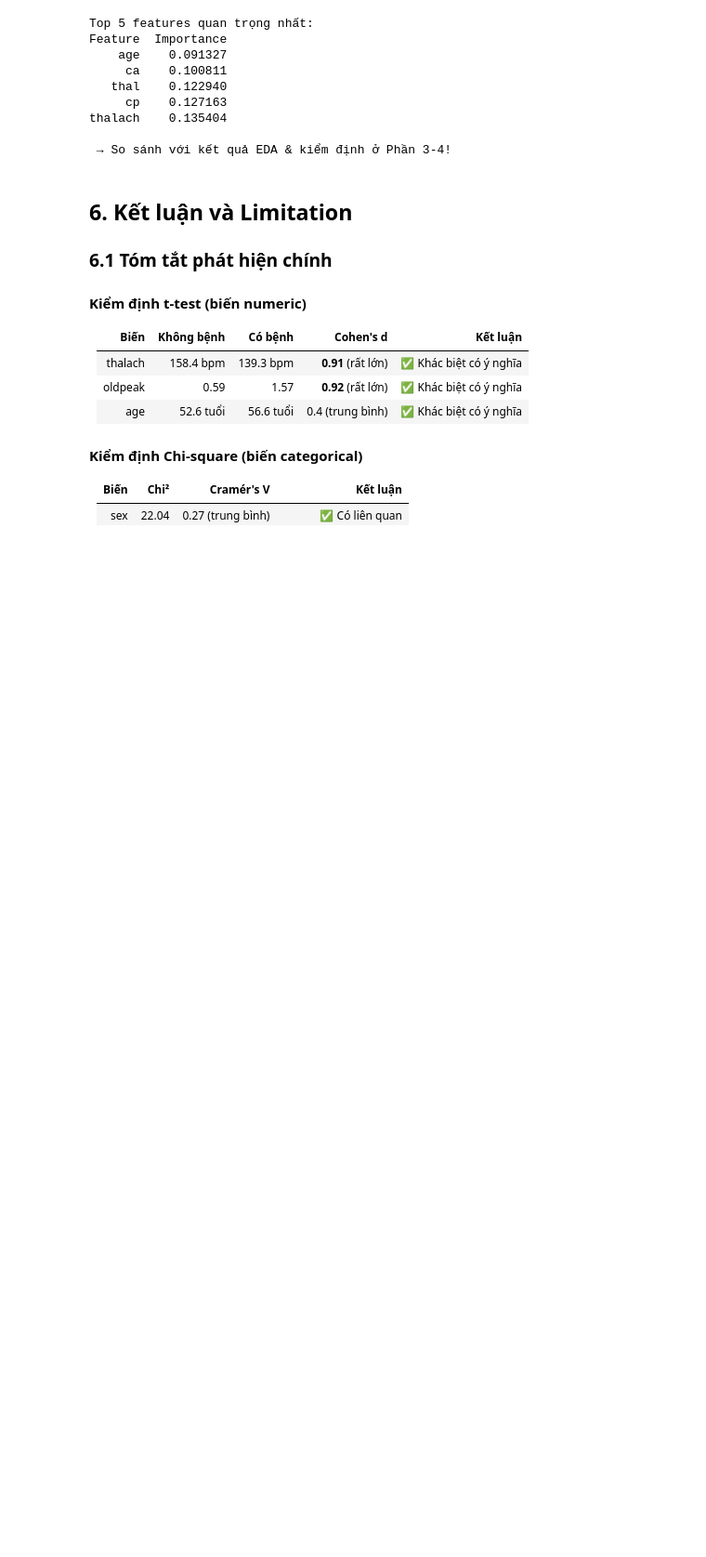
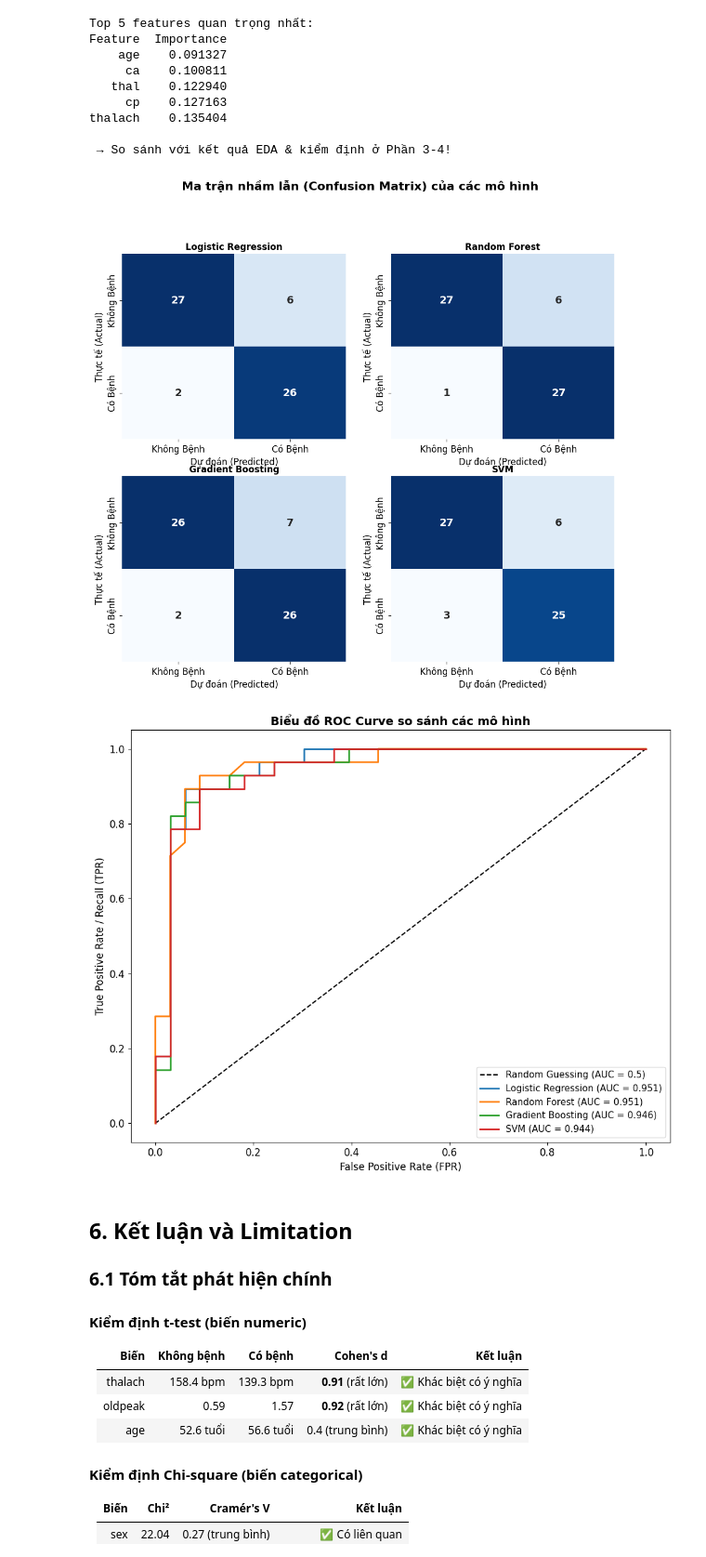
Before and after one commit to Ynhi49cnttc/heart-disease-project, a Jupyter notebook: final-pphocthongke.ipynb, the cells around one changed output. Shown at 93% size. Saved outputs shown, nothing was run; the diff lists cells and outputs as text; code cells hidden in the pictures; blank space fills up the shorter version.

```diff
--- a/final-pphocthongke.ipynb
+++ b/final-pphocthongke.ipynb
@@ -992,6 +992,49 @@ Feature  Importance
 thalach    0.135404
 
  → So sánh với kết quả EDA & kiểm định ở Phần 3-4!
+# %%
+import matplotlib.pyplot as plt
+import seaborn as sns
+from sklearn.metrics import confusion_matrix, roc_curve, auc
+
+fig_cm, axes_cm = plt.subplots(2, 2, figsize=(12, 10))
+fig_cm.suptitle('Ma trận nhầm lẫn (Confusion Matrix) của các mô hình', fontsize=16, fontweight='bold', y=1.02)
+
+fig_roc, ax_roc = plt.subplots(figsize=(10, 8))
+ax_roc.set_title('Biểu đồ ROC Curve so sánh các mô hình', fontsize=14, fontweight='bold')
+ax_roc.plot([0, 1], [0, 1], 'k--', label='Random Guessing (AUC = 0.5)')
+
+for idx, (name, model) in enumerate(models.items()):
+    # 1. BẮT BUỘC PHẢI FIT (HUẤN LUYỆN) TRƯỚC KHI PREDICT
+    model.fit(X_train_sc, y_train)
+
+    # 2. Bây giờ mới Predict
+    y_pred = model.predict(X_test_sc)
+    y_prob = model.predict_proba(X_test_sc)[:, 1]
+
+    # Vẽ Confusion Matrix
+    ax = axes_cm[idx//2, idx%2]
+    cm = confusion_matrix(y_test, y_pred)
+    sns.heatmap(cm, annot=True, fmt='d', cmap='Blues', ax=ax, cbar=False, annot_kws={"size": 14, "weight": "bold"})
+    ax.set_title(name, fontsize=12, fontweight='bold')
+    ax.set_xlabel('Dự đoán (Predicted)')
+    ax.set_ylabel('Thực tế (Actual)')
+    ax.set_xticklabels(['Không Bệnh', 'Có Bệnh'])
+    ax.set_yticklabels(['Không Bệnh', 'Có Bệnh'])
+
+    # Vẽ ROC Curve
+    fpr, tpr, _ = roc_curve(y_test, y_prob)
+    roc_auc = auc(fpr, tpr)
+    ax_roc.plot(fpr, tpr, linewidth=2, label=f'{name} (AUC = {roc_auc:.3f})')
+
+ax_roc.set_xlabel('False Positive Rate (FPR)')
+ax_roc.set_ylabel('True Positive Rate / Recall (TPR)')
+ax_roc.legend(loc='lower right', fontsize=11)
+plt.tight_layout()
+plt.show()
+# %% [output]
+[figure, added]
+[figure, added]
 # %% [markdown]
 ## 6. Kết luận và Limitation
 
```
Also changed, not shown: parts of 1 cell of this notebook, 1 other file.
